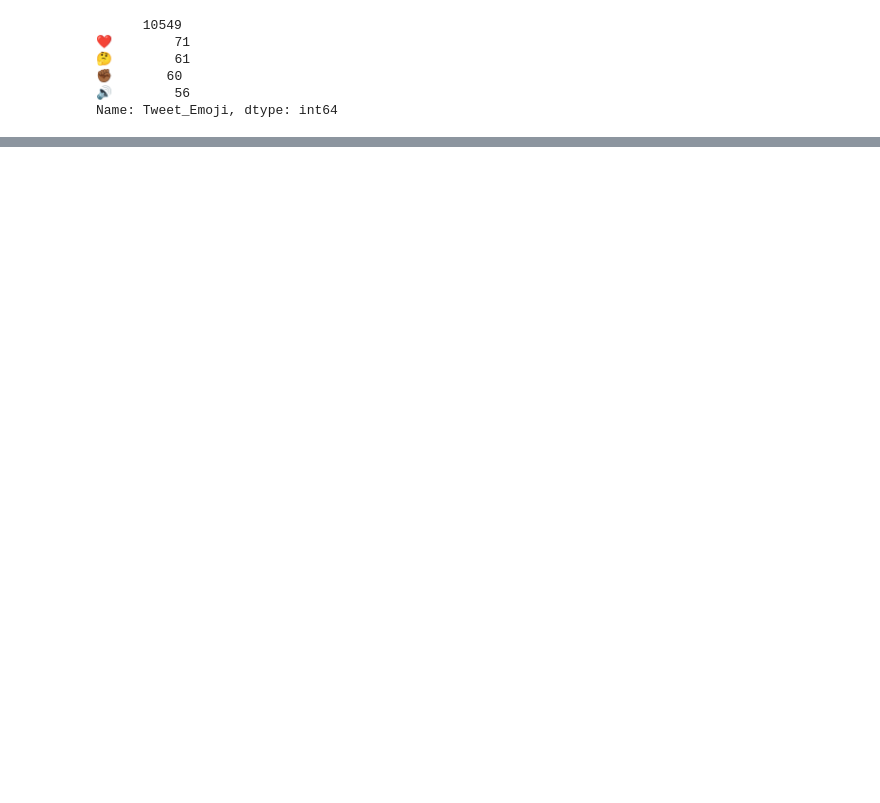
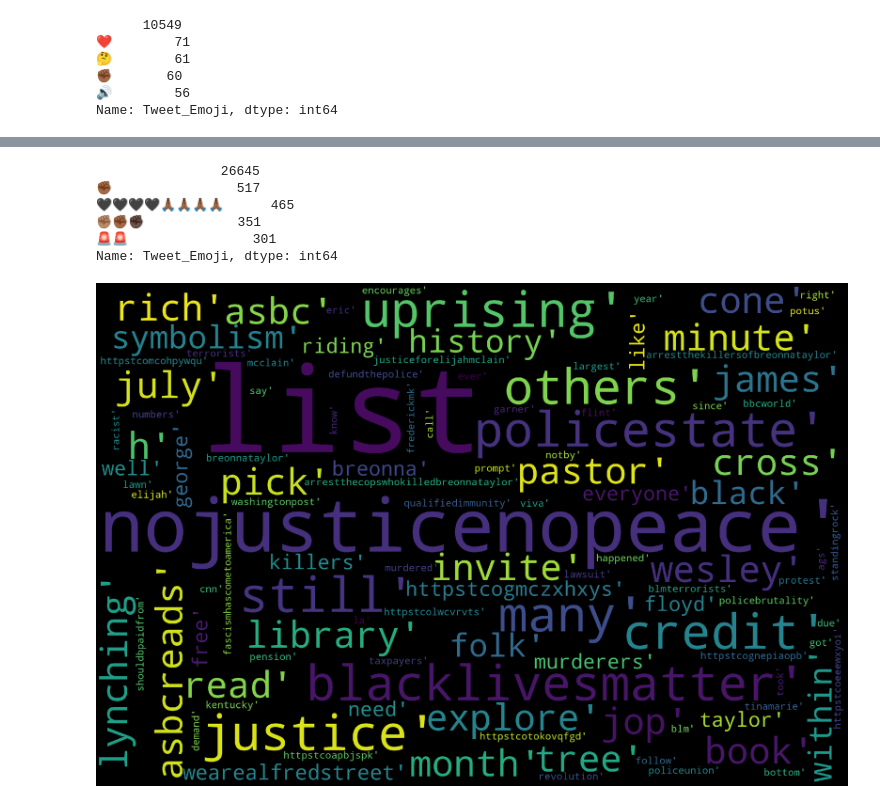
Before and after one commit to Nerolan/Twitter_Crawler, a Jupyter notebook: Untitled.ipynb, the cells around one changed output, grey strips where cells are left out. Drawn from its saved outputs; the diff is of its cells as text; code cells hidden in the pictures; blank space fills up the shorter version.

```diff
--- a/Untitled.ipynb
+++ b/Untitled.ipynb
@@ -40,7 +45,10 @@ def lemmatizer(text):
 df['Tweet_punct'] = df['Tweets'].apply(lambda x: remove_punct(x))
 df['Tweet_tokenized'] = df['Tweet_punct'].apply(lambda x: tokenization(x.lower()))
 df['Tweet_nonstop'] = df['Tweet_tokenized'].apply(lambda x: remove_stopwords(x))
+df['Tweet_tagged'] = df['Tweet_nonstop'].apply(lambda x: pos_tagging(x))
 df['Tweet_stemmed'] = df['Tweet_nonstop'].apply(lambda x: stemming(x))
 df['Tweet_lemmatized'] = df['Tweet_nonstop'].apply(lambda x: lemmatizer(x))
+# %%
+df['Tweet_tagged'] = df['Tweets'].apply(lambda x: pos_tagging(x))
 # %%
 df.head(5)
@@ -102,0 +156,9 @@ Name: Tweet_Emoji, dtype: int64
+# %%
+df2 = pd.read_csv("..\\NoJusticeNoPeace\\NoJusticeNoPeace.csv")
+# %%
+df2['Tweet_punct'] = df2['Tweets'].apply(lambda x: remove_punct(x))
+df2['Tweet_tokenized'] = df2['Tweet_punct'].apply(lambda x: tokenization(x.lower()))
+df2['Tweet_nonstop'] = df2['Tweet_tokenized'].apply(lambda x: remove_stopwords(x))
+df2['Tweet_stemmed'] = df2['Tweet_nonstop'].apply(lambda x: stemming(x))
+df2['Tweet_lemmatized'] = df2['Tweet_nonstop'].apply(lambda x: lemmatizer(x))
+df2['Tweet_Emoji'] = df2['Tweets'].apply(lambda x: extract_emojis(x))
@@ -102,0 +174,19 @@ Name: Tweet_Emoji, dtype: int64
+# %%
+df2.Tweet_Emoji.value_counts()[:5]
+# %% [output]
+                26645
+✊🏾                517
+🖤🖤🖤🖤🙏🏾🙏🏾🙏🏾🙏🏾      465
+✊🏽✊🏾✊🏿            351
+🚨🚨                301
+Name: Tweet_Emoji, dtype: int64
+# %%
+text = df2.Tweet_nonstop.values
+wordcloud = WordCloud(width=3000,height=2000).generate(str(text))
+
+plt.figure(figsize=(40,30), facecolor ='k',edgecolor = 'k')
+plt.imshow(wordcloud)
+plt.axis("off")
+plt.show()
+# %% [output]
+[figure, added]
```
Also changed, not shown: parts of 14 cells of this notebook, 8 other files.
